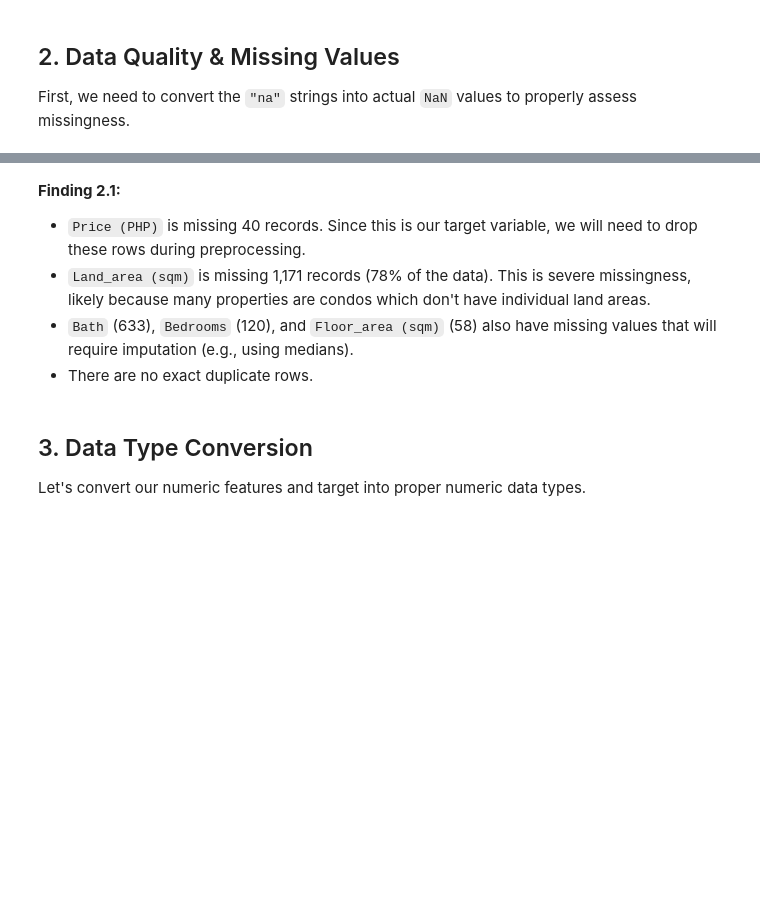
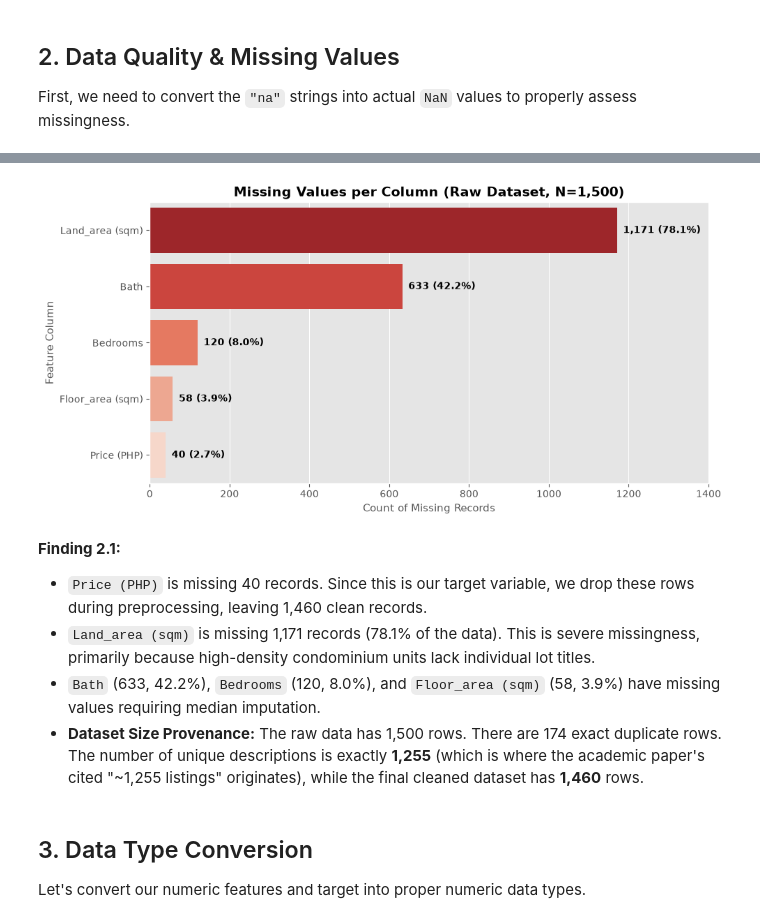
Before and after one commit to flexyledger/GROUP3_ph-real-estate-price-prediction, a Jupyter notebook: notebooks/01_eda.ipynb, the cells around one changed output, grey strips where cells are left out. Cells and saved outputs as stored; diff of their text form; code cells hidden in the pictures; blank space fills up the shorter version.

```diff
--- a/notebooks/01_eda.ipynb
+++ b/notebooks/01_eda.ipynb
@@ -53,9 +91,34 @@ print(f"\nNumber of duplicate rows: {duplicate_count}")
+# %%
+# Visualization: Missing Values per Column
+missing_data = missing_counts[missing_counts > 0].sort_values(ascending=False)
+missing_df = pd.DataFrame({
+    'Feature': missing_data.index,
+    'Missing Count': missing_data.values,
+    'Percentage (%)': (missing_data.values / len(df)) * 100
+})
+
+plt.figure(figsize=(10, 5))
+ax = sns.barplot(data=missing_df, x='Missing Count', y='Feature', palette='Reds_r')
+plt.title('Missing Values per Column (Raw Dataset, N=1,500)', fontsize=14, fontweight='bold')
+plt.xlabel('Count of Missing Records', fontsize=11)
+plt.ylabel('Feature Column', fontsize=11)
+for p in ax.patches:
+    width = p.get_width()
+    pct = (width / len(df)) * 100
+    ax.annotate(f"{int(width):,} ({pct:.1f}%)", (width + 15, p.get_y() + p.get_height() / 2.),
+                va='center', fontsize=10, fontweight='bold')
+plt.xlim(0, 1400)
+plt.tight_layout()
+plt.savefig('../documentation/screenshots/eda_02_missing_values.png', dpi=300)
+plt.show()
+# %% [output]
+[figure, added]
 # %% [markdown]
 **Finding 2.1:**
-* `Price (PHP)` is missing 40 records. Since this is our target variable, we will need to drop these rows during preprocessing.
-* `Land_area (sqm)` is missing 1,171 records (78% of the data). This is severe missingness, likely because many properties are condos which don't have individual land areas.
-* `Bath` (633), `Bedrooms` (120), and `Floor_area (sqm)` (58) also have missing values that will require imputation (e.g., using medians).
-* There are no exact duplicate rows.
+* `Price (PHP)` is missing 40 records. Since this is our target variable, we drop these rows during preprocessing, leaving 1,460 clean records.
+* `Land_area (sqm)` is missing 1,171 records (78.1% of the data). This is severe missingness, primarily because high-density condominium units lack individual lot titles.
+* `Bath` (633, 42.2%), `Bedrooms` (120, 8.0%), and `Floor_area (sqm)` (58, 3.9%) have missing values requiring median imputation.
+* **Dataset Size Provenance:** The raw data has 1,500 rows. There are 174 exact duplicate rows. The number of unique descriptions is exactly **1,255** (which is where the academic paper's cited "~1,255 listings" originates), while the final cleaned dataset has **1,460** rows.
 # %% [markdown]
 ## 3. Data Type Conversion
 
```
Also changed, not shown: parts of 22 cells of this notebook, 13 other files.
